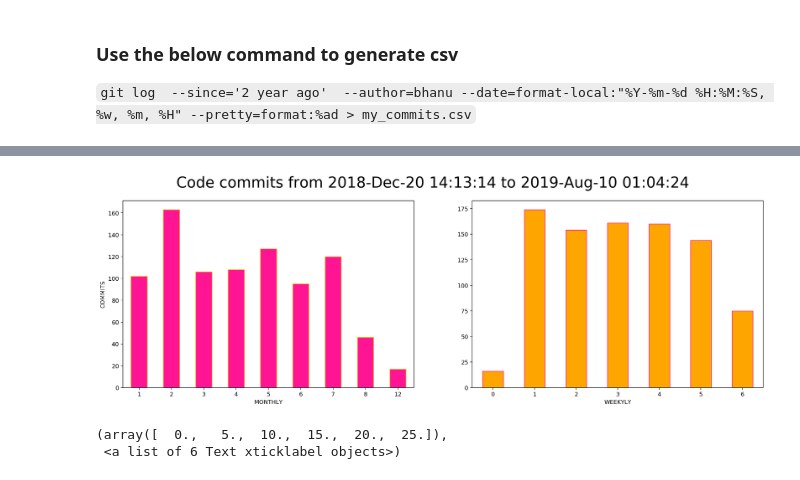
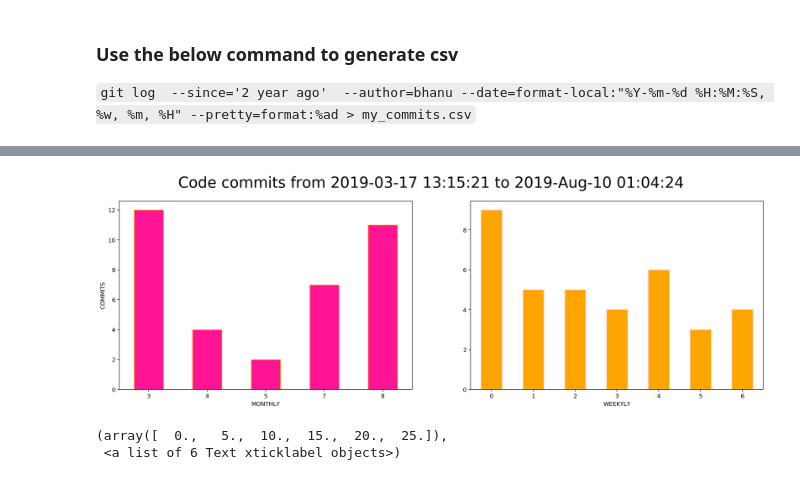
Before and after one commit to bhanukustom/simple-commit-analytics, a Jupyter notebook: commit_analysis.ipynb, the cells around one changed output, grey strips where cells are left out. Saved outputs shown, nothing was run; the diff lists cells and outputs as text; code cells hidden in the pictures.

Commit message:
Weekly commits comparision

```diff
--- a/commit_analysis.ipynb
+++ b/commit_analysis.ipynb
@@ -11,31 +12,36 @@ git log
     --pretty=format:%ad > my_commits.csv
 `
 # %%
-ch = pd.read_csv('my_commits.csv', names=["DATE", "WEEK","MONTH", "HOUR"])
-ch2 = pd.read_csv('my_commit2.csv', names=["DATE", "WEEK","MONTH", "HOUR"])
-#print(ch.head())
-
+ch = pd.read_csv('all_commits.csv', names=["DATE", "WEEK","MONTH", "HOUR", "AUTHOR"])
+# print(ch.head())
 # git log always returns latest first
 commits = min(ch['DATE'].tail(1)), max(ch['DATE'].head(1))
 
 monthly = ch['MONTH'].value_counts().sort_index()
+akash_monthly = ch[ch['AUTHOR'] == 'Akash']['MONTH'].value_counts().sort_index()
+bhanu_monthly = ch[ch['AUTHOR'] == 'Bhanu']['MONTH'].value_counts().sort_index()
 
-weekly = ch['WEEK'].value_counts().sort_index()
+akash_weekly = ch[ch['AUTHOR'] == 'Akash']['WEEK'].value_counts().sort_index()
+bhanu_weekly = ch[ch['AUTHOR'] == 'Bhanu']['WEEK'].value_counts().sort_index()
+# weekly = ch['WEEK'].value_counts().sort_index()
 
-hourly = ch['HOUR'].value_counts().sort_index()
-hourly2 = ch2['HOUR'].value_counts().sort_index()
+akash_hourly = ch[ch['AUTHOR'] == 'Akash']['HOUR'].value_counts().sort_index()
+bhanu_hourly = ch[ch['AUTHOR'] == 'Bhanu']['HOUR'].value_counts().sort_index()
+# hourly = ch['HOUR'].value_counts().sort_index()
+
 
 fig=plt.figure(figsize=(20, 6), dpi=180, facecolor='w', edgecolor='k')
 
 sp1 = plt.subplot(1, 2, 1)
 sp1.set_ylabel('COMMITS')
 sp1.set_xlabel('MONTHLY')
-monthly.plot.bar(color='deeppink', edgecolor='orange')
+akash_monthly.plot.bar(color='deeppink', edgecolor='orange')
+# bhanu_monthly.plot.bar(color='green', edgecolor='orange')
 plt.xticks(rotation='horizontal')
 
 sp2 = plt.subplot(1, 2, 2)
 sp2.set_xlabel('WEEKYLY')
-weekly.plot.bar(color='orange', edgecolor='deeppink')
+akash_weekly.plot.bar(color='orange', edgecolor='pink')
 plt.xticks(rotation='horizontal')
 
 plt.suptitle('Code commits from %s to %s'% (commits[0], commits[1]), fontsize=26)
@@ -44,4 +50,4 @@ Text(0.5,0.98,'Code commits from 2018-Dec-20 14:13:14 to 2019-Aug-10 01:04:24')
-[figure, old version]
+[figure, new version]
 # %%
 
 fig=plt.figure(figsize=(20, 6), dpi=180, facecolor='w', edgecolor='k')
```
Also changed, not shown: parts of 6 cells of this notebook, 1 other file.
